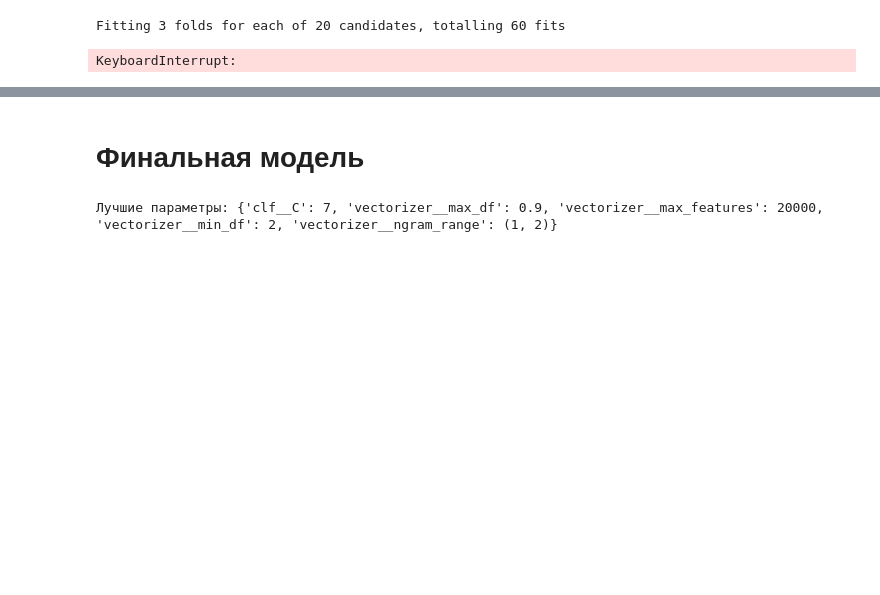
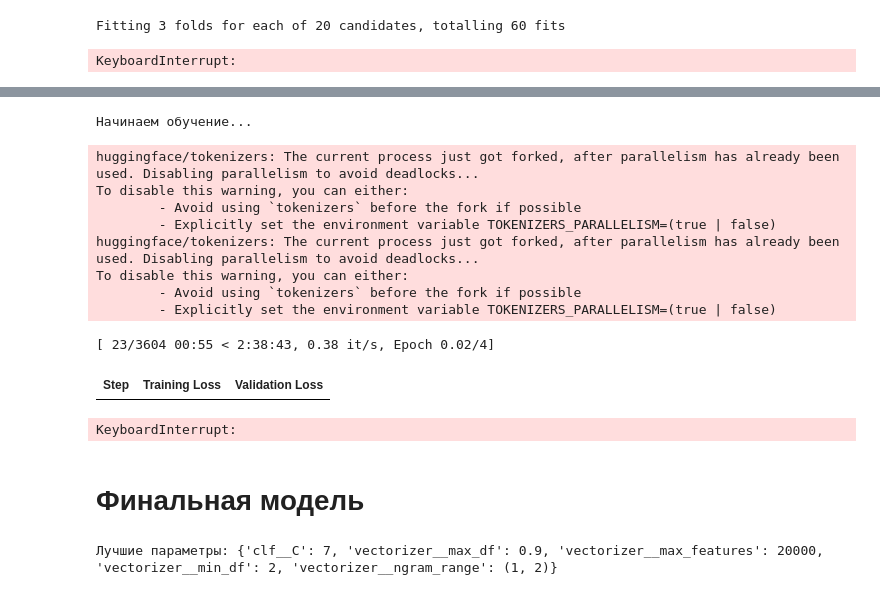
Before and after one commit to notglebatall/article-classifier, a Jupyter notebook: models.ipynb, the cells around one changed output, grey strips where cells are left out. Saved outputs shown, nothing was run; the diff lists cells and outputs as text; code cells hidden in the pictures; blank space fills up the shorter version.

```diff
--- a/models.ipynb
+++ b/models.ipynb
@@ -820,0 +845,3 @@ KeyboardInterrupt:
+# %%
+X = df['text']
+y = df['topic']
@@ -820,0 +956,11 @@ KeyboardInterrupt:
+# %%
+train_dataset.set_format('torch')
+val_dataset.set_format('torch')
+test_dataset.set_format('torch')
+# %%
+accuracy_metric = evaluate.load("accuracy")
+
+def compute_metrics(eval_pred):
+    logits, labels = eval_pred
+    predictions = np.argmax(logits, axis=-1)
+    return accuracy_metric.compute(predictions=predictions, references=labels)
@@ -821,3 +1005,44 @@ KeyboardInterrupt:
+# %%
+trainer = Trainer(
+    model=model,
+    args=training_args,
+    train_dataset=train_dataset,
+    eval_dataset=val_dataset,
+    compute_metrics=compute_metrics,
+    callbacks=[EarlyStoppingCallback(early_stopping_patience=3)]
+)
+# %%
+print("Начинаем обучение...")
+train_result = trainer.train()
+
+# %%
+# Выводим результаты обучения
+print(f"\nРезультаты обучения:")
+print(f"Training loss: {train_result.training_loss:.4f}")
+print(f"Training time: {train_result.metrics['train_runtime']:.1f} sec")
+
+# %%
+# Оцениваем на валидации
+val_results = trainer.evaluate()
+print(f"\nValidation Accuracy: {val_results['eval_accuracy']:.4f}")
+
+# %%
+# Оцениваем на тесте
+test_results = trainer.evaluate(test_dataset)
+print(f"\nTest Accuracy: {test_results['eval_accuracy']:.4f}")
+# %% [output]
+Начинаем обучение...
+huggingface/tokenizers: The current process just got forked, after parallelism has already been used. Disabling parallelism to avoid deadlocks...
+To disable this warning, you can either:
+        - Avoid using `tokenizers` before the fork if possible
+        - Explicitly set the environment variable TOKENIZERS_PARALLELISM=(true | false)
+huggingface/tokenizers: The current process just got forked, after parallelism has already been used. Disabling parallelism to avoid deadlocks...
+To disable this warning, you can either:
+        - Avoid using `tokenizers` before the fork if possible
+        - Explicitly set the environment variable TOKENIZERS_PARALLELISM=(true | false)
+[ 23/3604 00:55 < 2:38:43, 0.38 it/s, Epoch 0.02/4]
+| Step | Training Loss | Validation Loss |
+KeyboardInterrupt:
 # %% [markdown]
 # Финальная модель
 # %%
```
Also changed, not shown: parts of 10 cells of this notebook, 1 other file.
